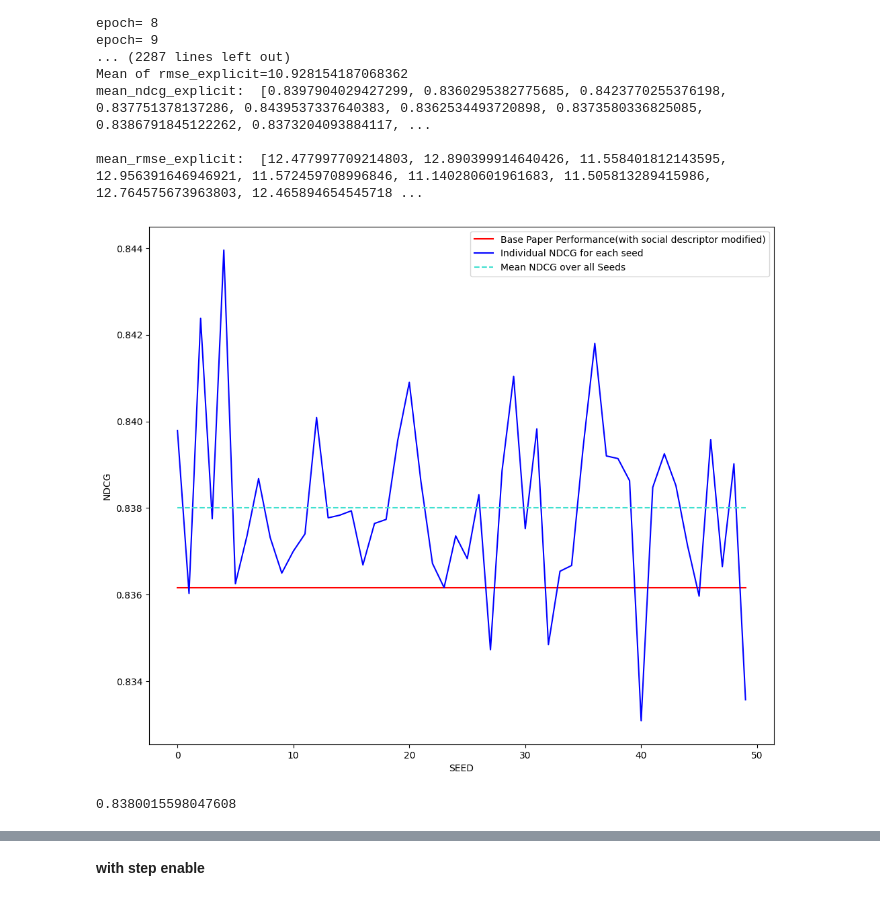
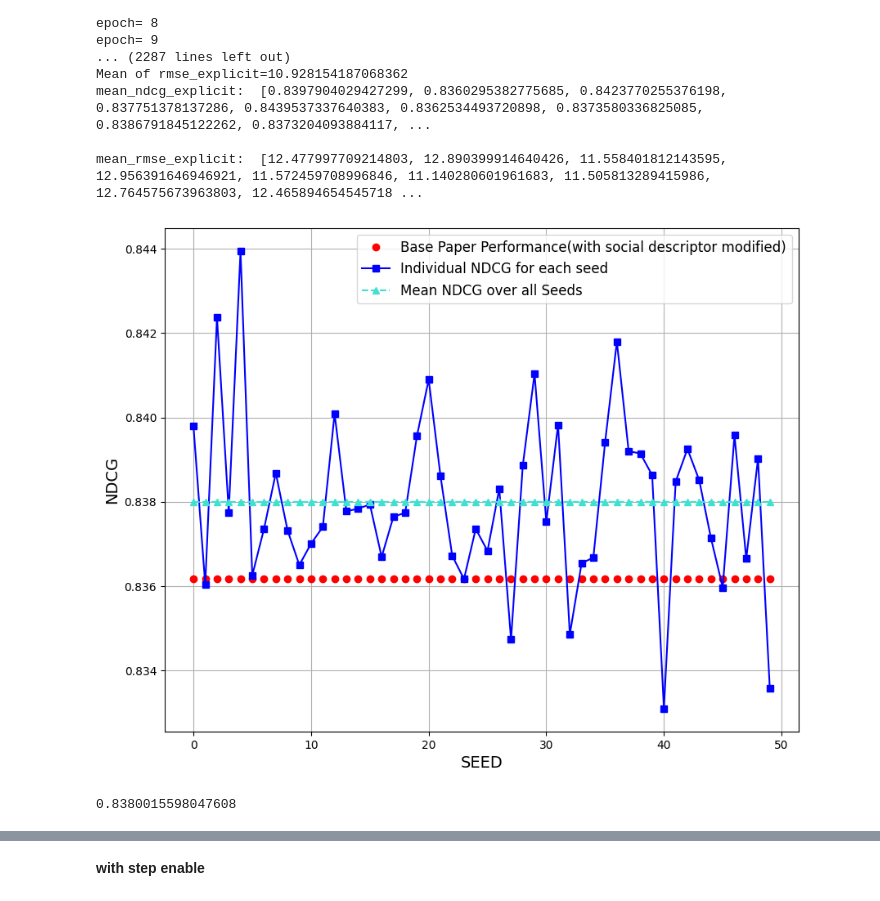
Before and after one commit to shilpa2301/Squad_Select--An-Optimal-Pipeline-for-Traditional-Group-Recommendation-Techniques, a Jupyter notebook: Squad_Select.ipynb, the cells around one changed output, grey strips where cells are left out. Saved outputs shown, nothing was run; the diff lists cells and outputs as text; code cells hidden in the pictures.

```diff
--- a/Squad_Select.ipynb
+++ b/Squad_Select.ipynb
@@ -1237,34 +1284,59 @@ Mean of rmse_explicit=10.928154187068362
 mean_ndcg_explicit:  [0.8397904029427299, 0.8360295382775685, 0.8423770255376198, 0.837751378137286, 0.8439537337640383, 0.8362534493720898, 0.8373580336825085, 0.8386791845122262, 0.8373204093884117, ...
 
 mean_rmse_explicit:  [12.477997709214803, 12.890399914640426, 11.558401812143595, 12.956391646946921, 11.572459708996846, 11.140280601961683, 11.505813289415986, 12.764575673963803, 12.465894654545718 ...
+# %%
+import pickle
+# open a file in binary mode to write the pickled data
+with open("mean_ndcg_explicit_APD.pkl", "wb") as f:
+    # dump the object into the file
+    pickle.dump(mean_ndcg_explicit_APD, f)
+
+with open("mean_rmse_explicit_APD.pkl", "wb") as f:
+    # dump the object into the file
+    pickle.dump(mean_rmse_explicit_APD, f)
+# %%
+import pickle
+# open a file in binary mode to write the pickled data
+with open("/content/mean_ndcg_explicit_APD.pkl", "rb") as f:
+    # dump the object into the file
+    mean_ndcg_explicit_APD = pickle.load(f)
+
+with open("mean_rmse_explicit_APD.pkl", "rb") as f:
+    # dump the object into the file
+    mean_rmse_explicit_APD = pickle.load(f)
 # %%
-#plot ndcg
 import matplotlib.pyplot as plt
 
 # corresponding x axis values
-k=len(mean_ndcg_explicit)
-avg_overall_ndcg=sum(mean_ndcg_explicit) / len(mean_ndcg_explicit)
+k = len(mean_ndcg_explicit_APD)
+avg_overall_ndcg_APD = sum(mean_ndcg_explicit_APD) / len(mean_ndcg_explicit_APD)
 x = list(range(k))
-mean_overall = [avg_overall_ndcg]*k
-base=[0.8361612486150191]*k
-#base = [0.8346756663584216]*k
-#fig, axs = plt.subplots(1, 2, sharey=True, tight_layout=True)
-fig = plt.figure(figsize=(12, 10))
+mean_overall_ndcg_APD = [avg_overall_ndcg_APD] * k
+base = [0.8361612486150191] * k
+
+fig = plt.figure(figsize=(10, 8))
 ax = fig.add_subplot(1, 1, 1)
-ax.set_xlabel('SEED')
-ax.set_ylabel('NDCG')
-#ax.plot(x, Precision_at_k, color='blue')
-ax.plot(x, base, color='red', label='Base Paper Performance(with social descriptor modified)')
-ax.plot(x, mean_ndcg_explicit, color='blue', label='Individual NDCG for each seed') #vd
-ax.plot(x, mean_overall,  linestyle='--', color='turquoise', label='Mean NDCG over all Seeds')
-#ax.bar(x, rmse_explicit[1], color='blue') #ap
-# function to show the plot
-plt.legend()
+
+# Set xlabel and ylabel with bigger font size
+ax.set_xlabel('SEED', fontsize=14)
+ax.set_ylabel('NDCG', fontsize=14)
+
+# Add markers to the plot and set linestyle to None
+ax.plot(x, base, color='red', marker='o', linestyle='None', label='Base Paper Performance(with social descriptor modified)')
+ax.plot(x, mean_ndcg_explicit_APD, color='blue', marker='s', linestyle='-', label='Individual NDCG for each seed')
+ax.plot(x, mean_overall_ndcg_APD, marker='^', linestyle='--', color='turquoise', label='Mean NDCG over all Seeds')
+
+# Add grid to the plot
+ax.grid(True)
+
+# Set bigger font size for the legend
+ax.legend(fontsize=12)
+
 plt.show()
 # %% [output]
-[figure, old version]
+[figure, new version]
-# %%
-avg_overall_ndcg
-# %% [output]
-0.8380015598047608
+# %%
+avg_overall_ndcg_APD
+# %% [output]
+0.8380015598047608
 # %%
```
Also changed, not shown: parts of 50 cells of this notebook.
